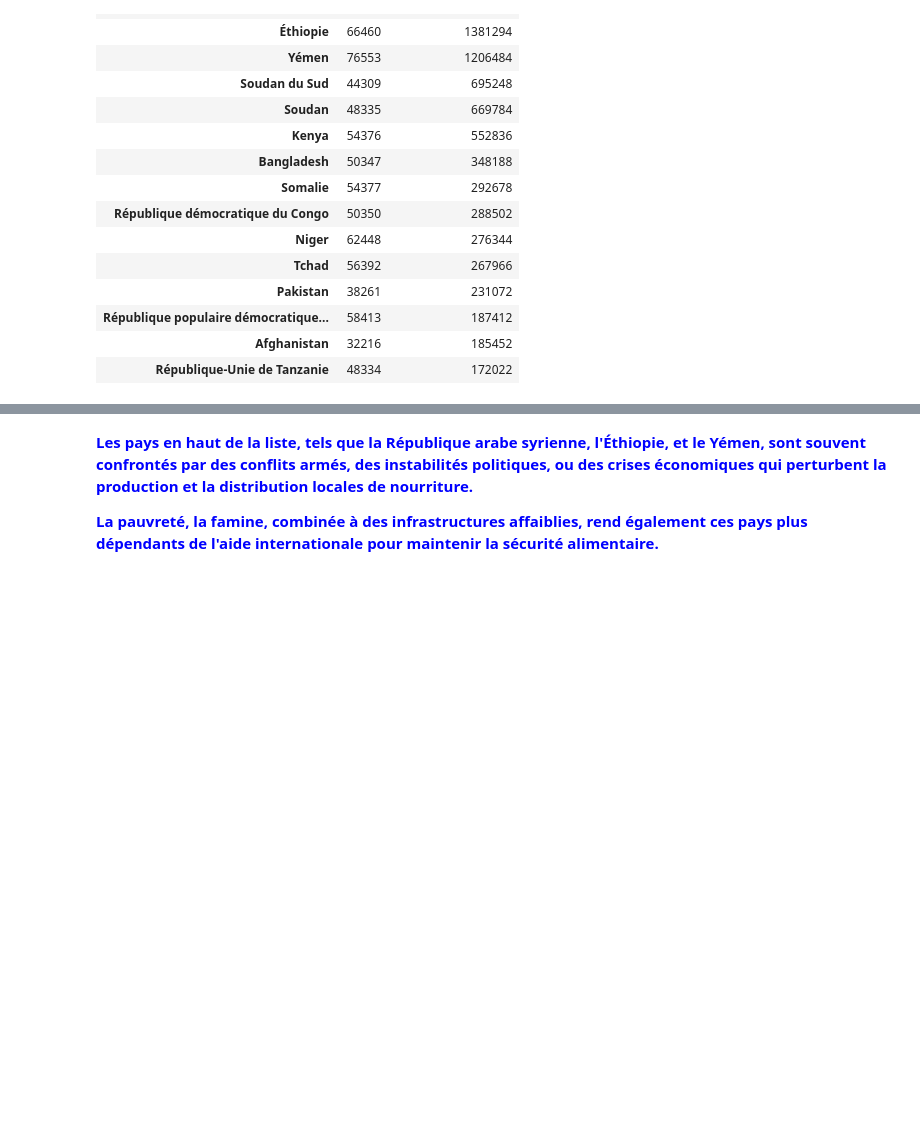
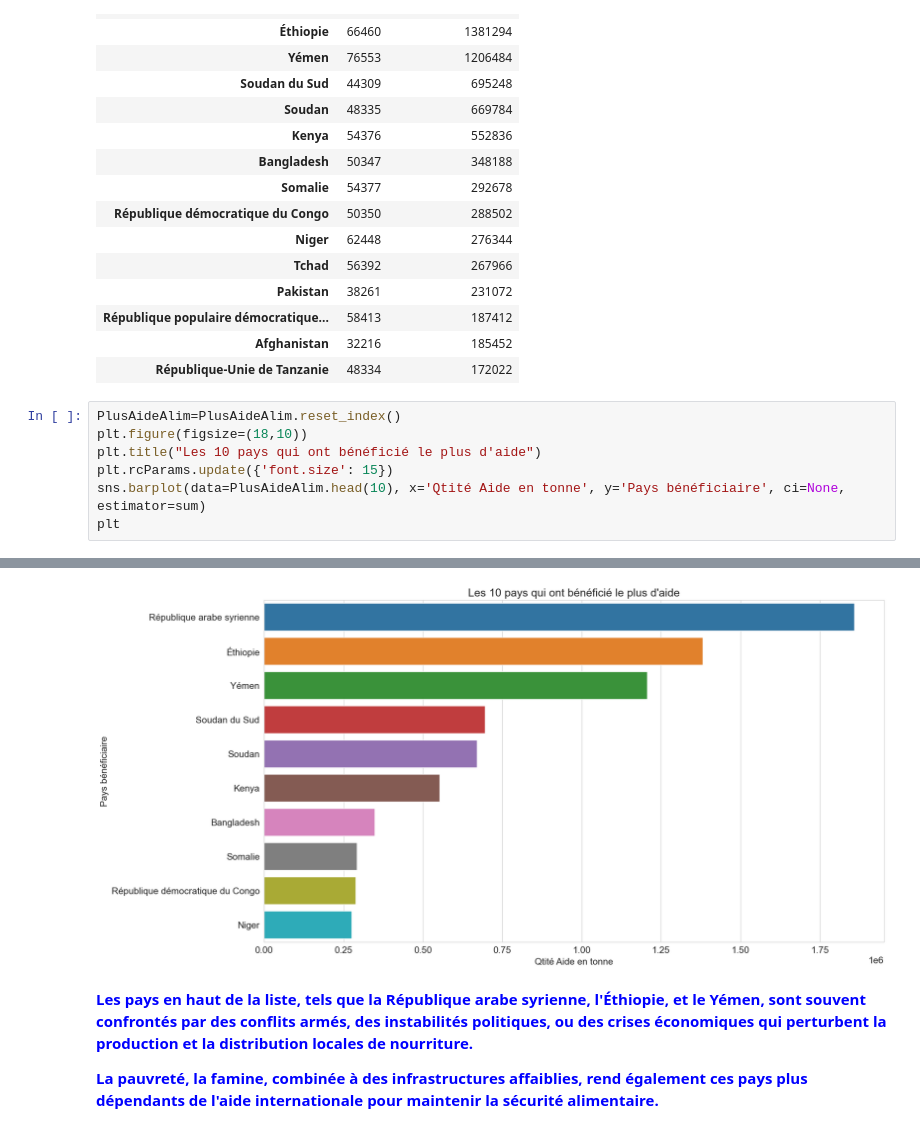
Before and after one commit to BM-Aurelie78/Projet-4-Realiser-une-etude-de-sante-publique-avec-R-ou-Python, a Jupyter notebook: Bellony-Montout_Aurélie_ 1_notebook_09032023_version_antérieure_29032023.ipynb, the cells around one changed output, grey strips where cells are left out. Drawn from its saved outputs; the diff is of its cells as text; blank space fills up the shorter version.

```diff
--- a/Bellony-Montout_Aurélie_ 1_notebook_09032023_version_antérieure_29032023.ipynb
+++ b/Bellony-Montout_Aurélie_ 1_notebook_09032023_version_antérieure_29032023.ipynb
@@ -931,3 +941,11 @@ PlusAideAlim.head(15)
 | République populaire démocratique... | 58413 | 187412 |
 | Afghanistan | 32216 | 185452 |
 | République-Unie de Tanzanie | 48334 | 172022 |
+# %%
+PlusAideAlim=PlusAideAlim.reset_index()
+plt.figure(figsize=(18,10))
+plt.title("Les 10 pays qui ont bénéficié le plus d'aide")
+plt.rcParams.update({'font.size': 15})
+sns.barplot(data=PlusAideAlim.head(10), x='Qtité Aide en tonne', y='Pays bénéficiaire', ci=None, estimator=sum)
+plt
+# %% [output]
@@ -934,3 +953,4 @@ PlusAideAlim.head(15)
+[figure, added]
 # %% [markdown]
 **<span style="color:blue">Les pays en haut de la liste, tels que la République arabe syrienne, l'Éthiopie, et le Yémen, sont souvent confrontés par des conflits armés, des instabilités politiques, ou des crises économiques qui perturbent la production et la distribution locales de nourriture.**
 
```
Also changed, not shown: parts of 7 cells of this notebook.
